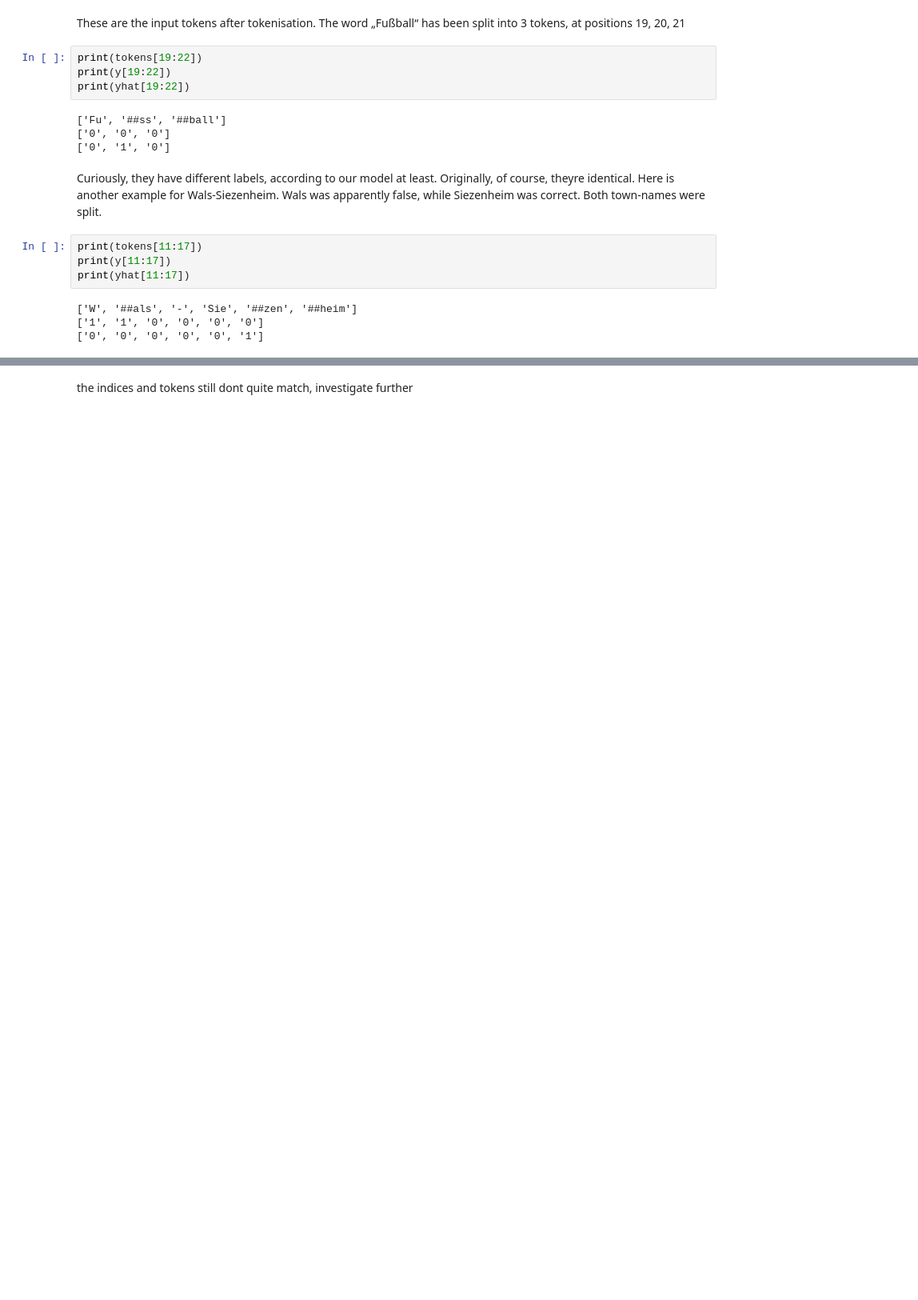
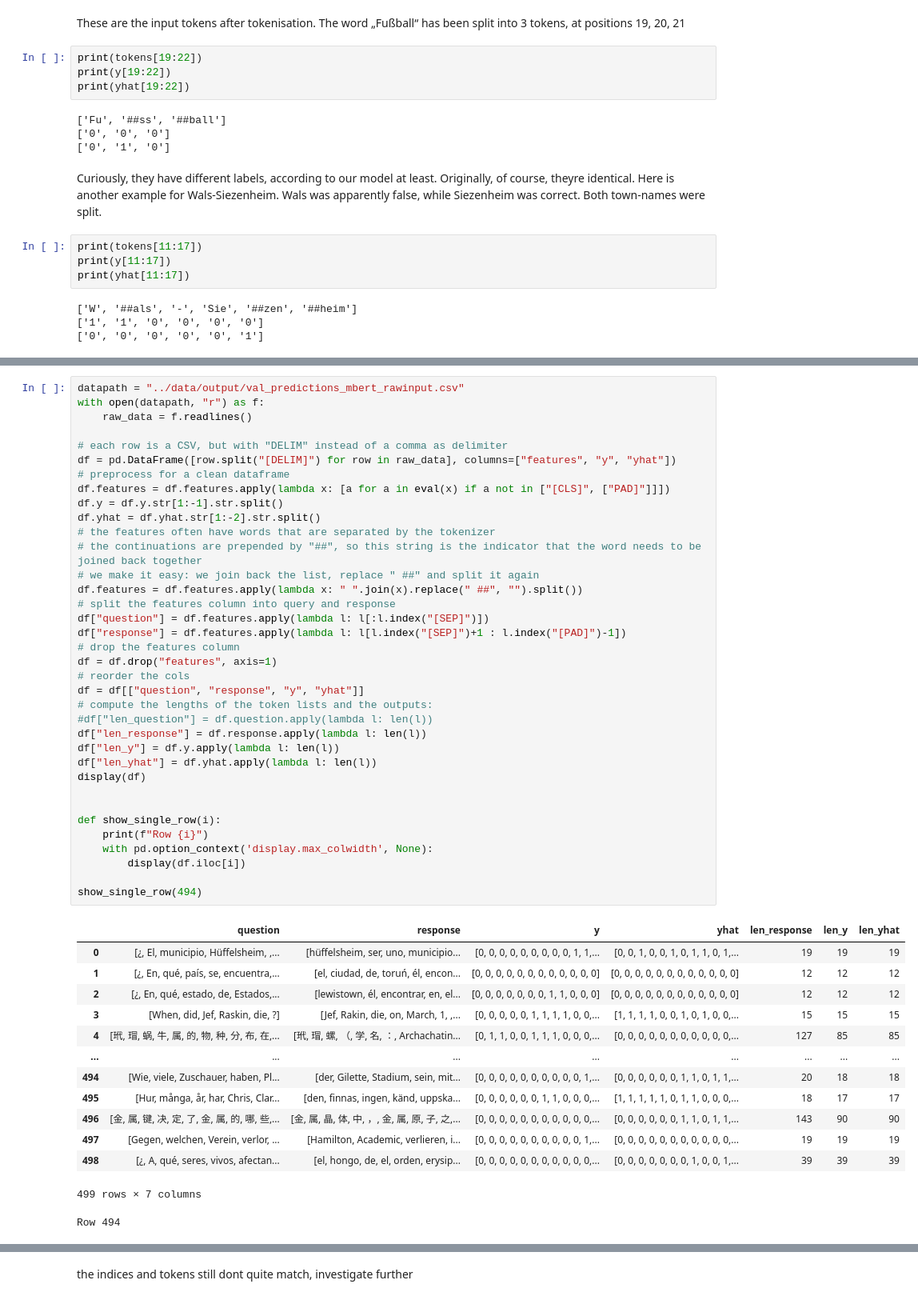
Before and after one commit to nikoczernin/MuSHROOM, a Jupyter notebook: baseline/exploration.ipynb, the cells around one changed output, grey strips where cells are left out. Shown: that part at 80% size. Cells and saved outputs as stored; diff of their text form; blank space fills up the shorter version.

```diff
--- a/baseline/exploration.ipynb
+++ b/baseline/exploration.ipynb
@@ -148,0 +48,51 @@ Name: 13, dtype: object
+# %%
+datapath = "../data/output/val_predictions_mbert_rawinput.csv"
+with open(datapath, "r") as f:
+    raw_data = f.readlines()
+
+# each row is a CSV, but with "DELIM" instead of a comma as delimiter
+df = pd.DataFrame([row.split("[DELIM]") for row in raw_data], columns=["features", "y", "yhat"])
+# preprocess for a clean dataframe
+df.features = df.features.apply(lambda x: [a for a in eval(x) if a not in ["[CLS]", ["PAD]"]]])
+df.y = df.y.str[1:-1].str.split()
+df.yhat = df.yhat.str[1:-2].str.split()
+# the features often have words that are separated by the tokenizer
+# the continuations are prepended by "##", so this string is the indicator that the word needs to be joined back together
+# we make it easy: we join back the list, replace " ##" and split it again
+df.features = df.features.apply(lambda x: " ".join(x).replace(" ##", "").split())
+# split the features column into query and response
+df["question"] = df.features.apply(lambda l: l[:l.index("[SEP]")])
+df["response"] = df.features.apply(lambda l: l[l.index("[SEP]")+1 : l.index("[PAD]")-1])
+# drop the features column
+df = df.drop("features", axis=1)
+# reorder the cols
+df = df[["question", "response", "y", "yhat"]]
+# compute the lengths of the token lists and the outputs:
+#df["len_question"] = df.question.apply(lambda l: len(l))
+df["len_response"] = df.response.apply(lambda l: len(l))
+df["len_y"] = df.y.apply(lambda l: len(l))
+df["len_yhat"] = df.yhat.apply(lambda l: len(l))
+display(df)
+
+
+def show_single_row(i):
+    print(f"Row {i}")
+    with pd.option_context('display.max_colwidth', None):
+        display(df.iloc[i])
+
+show_single_row(494)
+# %% [output]
+|  | question | response | y | yhat | len_response | len_y | len_yhat |
+| 0 | [¿, El, municipio, Hüffelsheim, ,... | [hüffelsheim, ser, uno, municipio... | [0, 0, 0, 0, 0, 0, 0, 0, 0, 1, 1,... | [0, 0, 1, 0, 0, 1, 0, 1, 1, 0, 1,... | 19 | 19 | 19 |
+| 1 | [¿, En, qué, país, se, encuentra,... | [el, ciudad, de, toruń, él, encon... | [0, 0, 0, 0, 0, 0, 0, 0, 0, 0, 0, 0] | [0, 0, 0, 0, 0, 0, 0, 0, 0, 0, 0, 0] | 12 | 12 | 12 |
+| 2 | [¿, En, qué, estado, de, Estados,... | [lewistown, él, encontrar, en, el... | [0, 0, 0, 0, 0, 0, 0, 1, 1, 0, 0, 0] | [0, 0, 0, 0, 0, 0, 0, 0, 0, 0, 0, 0] | 12 | 12 | 12 |
+| 3 | [When, did, Jef, Raskin, die, ?] | [Jef, Rakin, die, on, March, 1, ,... | [0, 0, 0, 0, 0, 1, 1, 1, 1, 0, 0,... | [1, 1, 1, 1, 0, 0, 1, 0, 1, 0, 0,... | 15 | 15 | 15 |
+| 4 | [玳, 瑁, 蜗, 牛, 属, 的, 物, 种, 分, 布, 在,... | [玳, 瑁, 螺, （, 学, 名, ：, Archachatin... | [0, 1, 1, 0, 0, 1, 1, 1, 0, 0, 0,... | [0, 0, 0, 0, 0, 0, 0, 0, 0, 0, 0,... | 127 | 85 | 85 |
+| ... | ... | ... | ... | ... | ... | ... | ... |
+| 494 | [Wie, viele, Zuschauer, haben, Pl... | [der, Gilette, Stadium, sein, mit... | [0, 0, 0, 0, 0, 0, 0, 0, 0, 0, 1,... | [0, 0, 0, 0, 0, 0, 1, 1, 0, 1, 1,... | 20 | 18 | 18 |
+| 495 | [Hur, många, år, har, Chris, Clar... | [den, finnas, ingen, känd, uppska... | [0, 0, 0, 0, 0, 0, 1, 1, 0, 0, 0,... | [1, 1, 1, 1, 1, 0, 1, 1, 0, 0, 0,... | 18 | 17 | 17 |
+| 496 | [金, 属, 键, 决, 定, 了, 金, 属, 的, 哪, 些,... | [金, 属, 晶, 体, 中, ，, 金, 属, 原, 子, 之,... | [0, 0, 0, 0, 0, 0, 0, 0, 0, 0, 0,... | [0, 0, 0, 0, 0, 0, 1, 1, 0, 1, 1,... | 143 | 90 | 90 |
+| 497 | [Gegen, welchen, Verein, verlor, ... | [Hamilton, Academic, verlieren, i... | [0, 0, 0, 0, 0, 0, 0, 0, 0, 0, 1,... | [0, 0, 0, 0, 0, 0, 0, 0, 0, 0, 0,... | 19 | 19 | 19 |
+| 498 | [¿, A, qué, seres, vivos, afectan... | [el, hongo, de, el, orden, erysip... | [0, 0, 0, 0, 0, 0, 0, 0, 0, 0, 0,... | [0, 0, 0, 0, 0, 0, 0, 1, 0, 0, 1,... | 39 | 39 | 39 |
+499 rows × 7 columns
+Row 494
```
Also changed, not shown: parts of 32 cells of this notebook.
